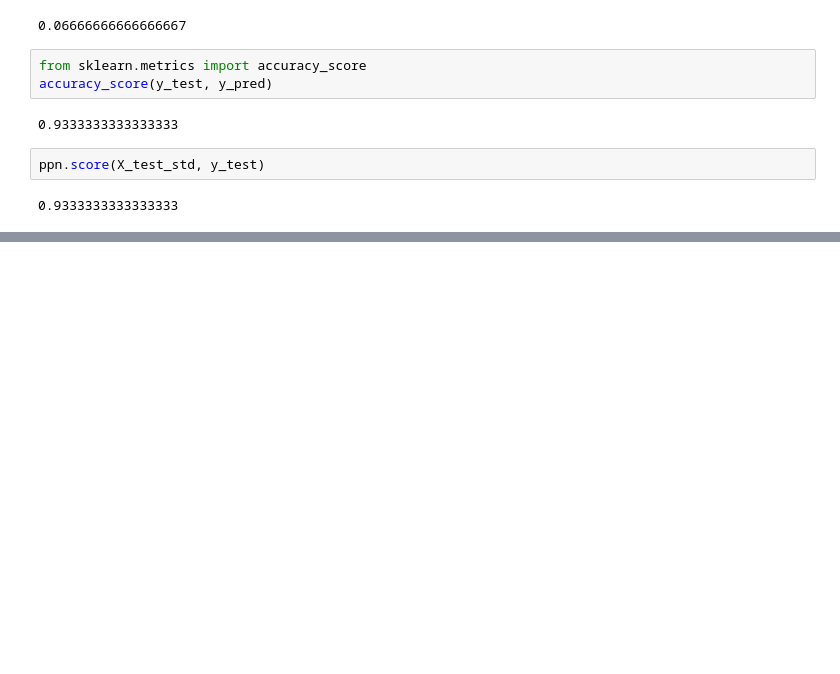
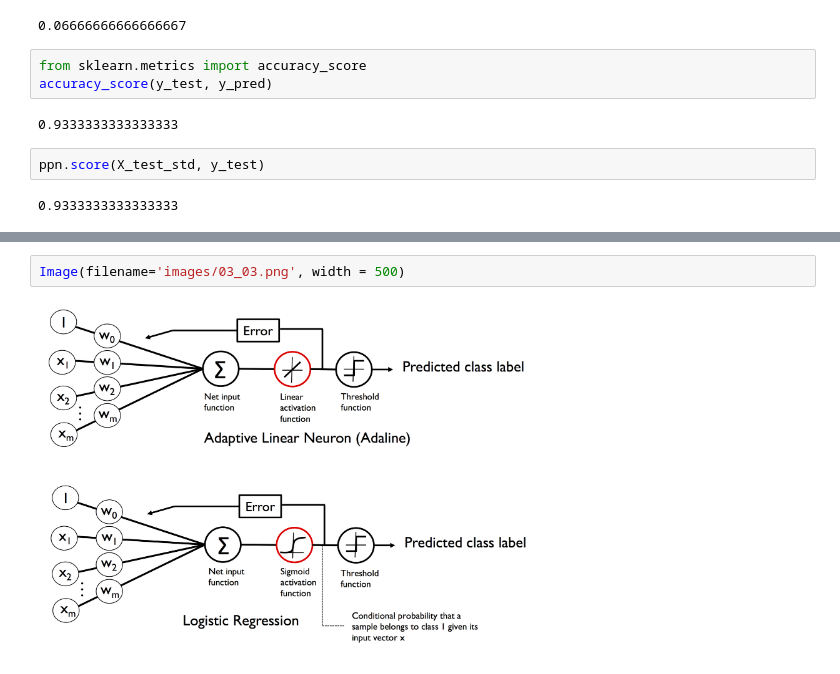
Before and after one commit to panda2727/python-machine-learning-book-2nd-edition, a Jupyter notebook: code/ch03/ch03_sandbox.ipynb, the cells around one changed output, grey strips where cells are left out. Cells and saved outputs as stored; diff of their text form; blank space fills up the shorter version.

```diff
--- a/code/ch03/ch03_sandbox.ipynb
+++ b/code/ch03/ch03_sandbox.ipynb
@@ -71,0 +91,4 @@ for i in range(0, 10, 2):
+# %%
+Image(filename='images/03_03.png', width = 500)
+# %% [output]
+[figure, added]
```
Also changed, not shown: parts of 9 cells of this notebook.
